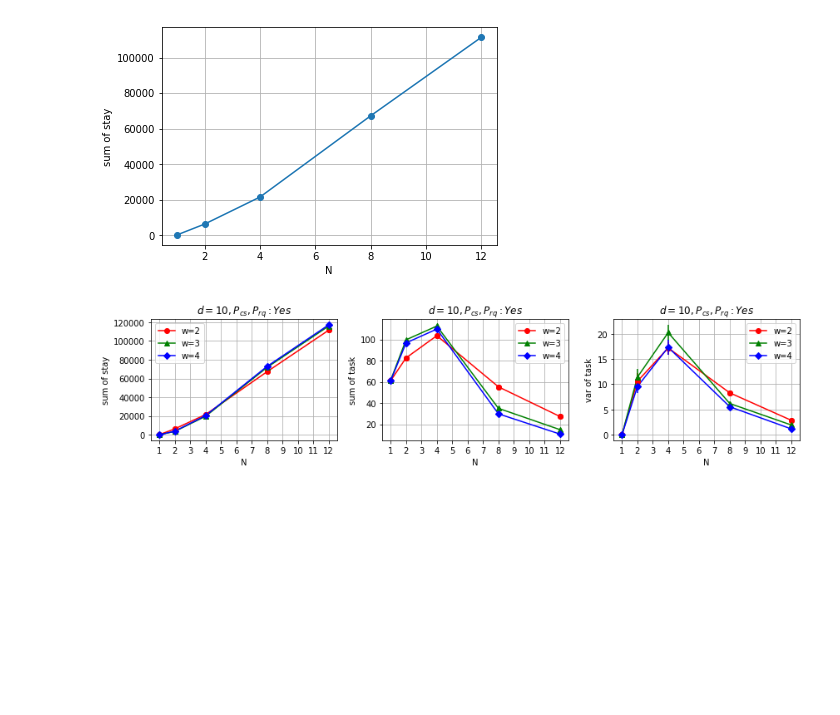
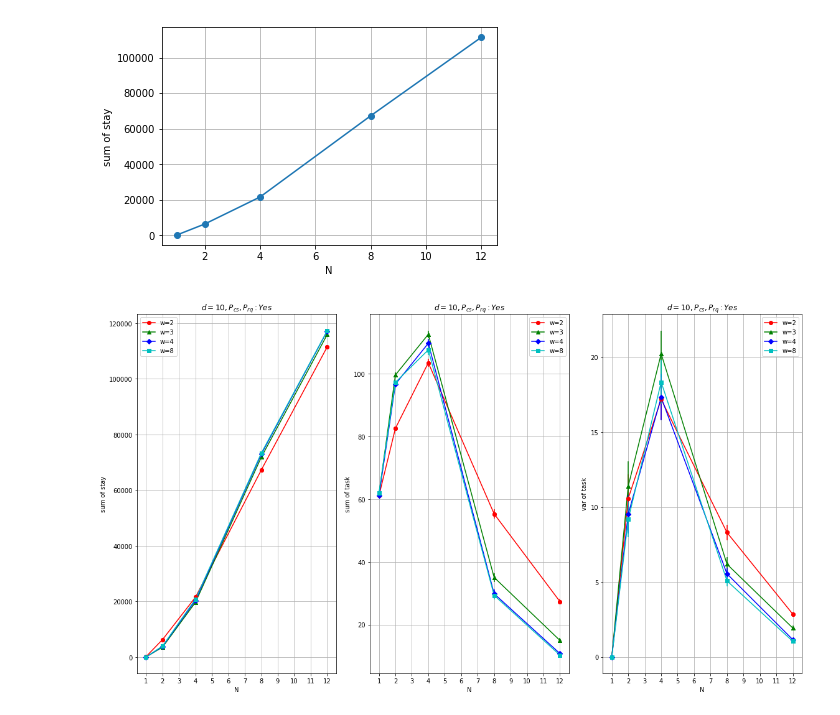
Before and after one commit to shoooooman/pad-data, a Jupyter notebook: data_plot.ipynb, the cells around one changed output. Saved outputs shown, nothing was run; the diff lists cells and outputs as text; code cells hidden in the pictures; blank space fills up the shorter version.

```diff
--- a/data_plot.ipynb
+++ b/data_plot.ipynb
@@ -29,41 +32,41 @@ Text(0,0.5,'sum of stay')
 MAX_NUM_NODES = 12
 WINDOW_SIZES = ['2', '3', '4', '8', '12']
 NUM_TYPE_NUM_NODES = 5 # 2, 3, 4, 8, 12 -> 5 types
-NUM_WINDOW_SIZE = 3
+NUM_WINDOW_SIZE = 4
 
 COLORS = ["r", "g", "b", "c", "m", "y", "k", "w"]
 MARKERS = ['o', '^', 'D', 's', 'v']
 
-plt.figure(figsize=(12, 3))
+plt.figure(figsize=(16, 9))
 
 def data_plot(xdata, ydata, errdata, ylabel, title='$d=10, P_{cs}, P_{rq}: Yes$', xlabel='N'):
     """
     Plot graph with xdata and ydata.
     The second param errdata represents yerror.
     """
     for i in range(NUM_WINDOW_SIZE):
         x = xdata[NUM_TYPE_NUM_NODES*i:NUM_TYPE_NUM_NODES*(i+1)]
         y = ydata[NUM_TYPE_NUM_NODES*i:NUM_TYPE_NUM_NODES*(i+1)]
         err = errdata[NUM_TYPE_NUM_NODES*i:NUM_TYPE_NUM_NODES*(i+1)]
         plt.errorbar(x, y, yerr=err, fmt=COLORS[i]+MARKERS[i], ecolor=COLORS[i])
         plt.plot(x, y, marker=MARKERS[i], color=COLORS[i], label='w='+WINDOW_SIZES[i])
 
     plt.title('$d=10, P_{cs}, P_{rq}: Yes$')
     plt.xlabel(xlabel)
     plt.ylabel(ylabel)
     plt.xticks(np.arange(1, MAX_NUM_NODES+1, 1.0))
     plt.grid()
     plt.legend()
 
 plt.subplot(1, 3, 1)
 data_plot(num_nodes, ave_sum_stay, se_sum_stay, 'sum of stay')
 
 plt.subplot(1, 3, 2)
 data_plot(num_nodes, ave_sum_task, se_sum_task, 'sum of task')
 
 plt.subplot(1, 3, 3)
 data_plot(num_nodes, ave_var_task, se_var_task, 'var of task')
 
 plt.tight_layout()
 # %% [output]
-[figure, old version]
+[figure, new version]
```
Also changed, not shown: parts of 1 cell of this notebook, 2 other files.
